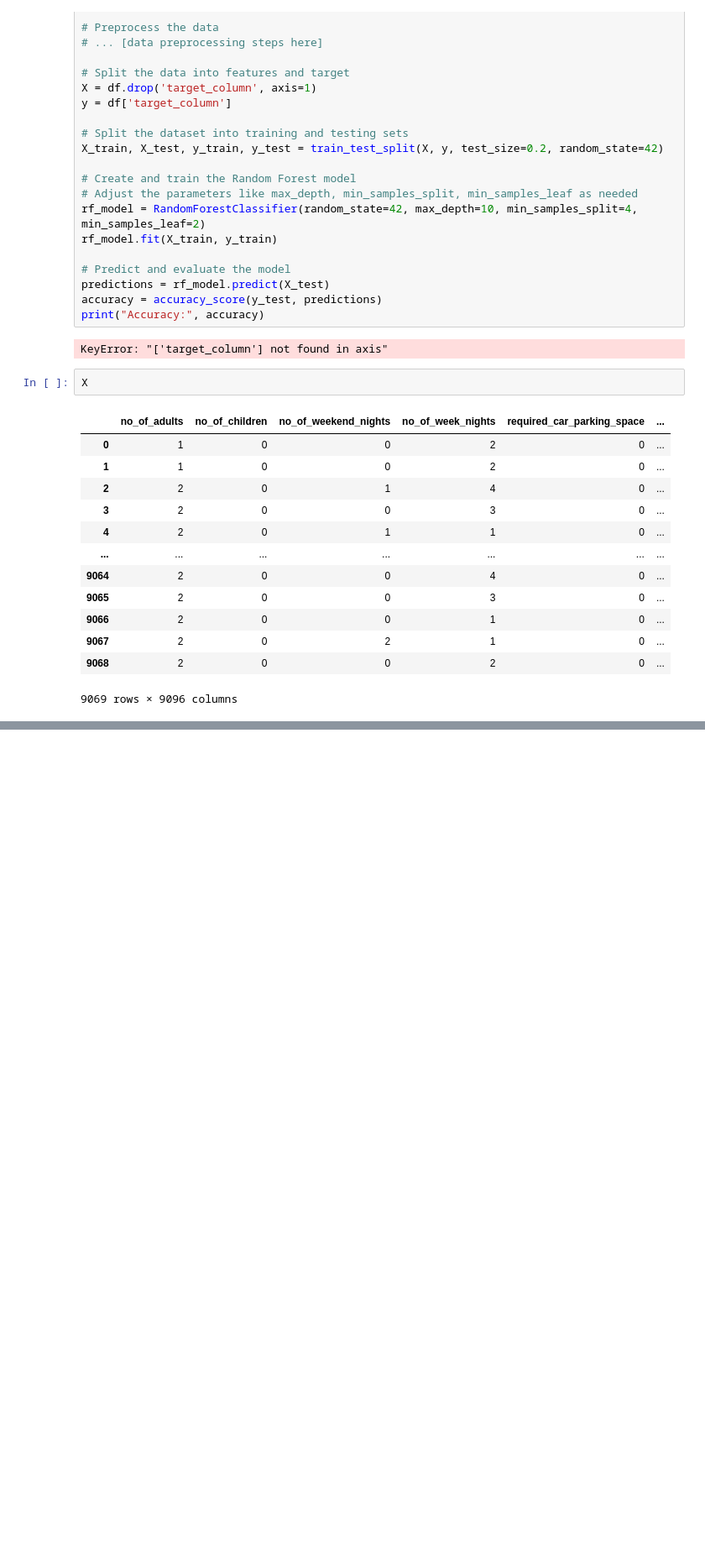
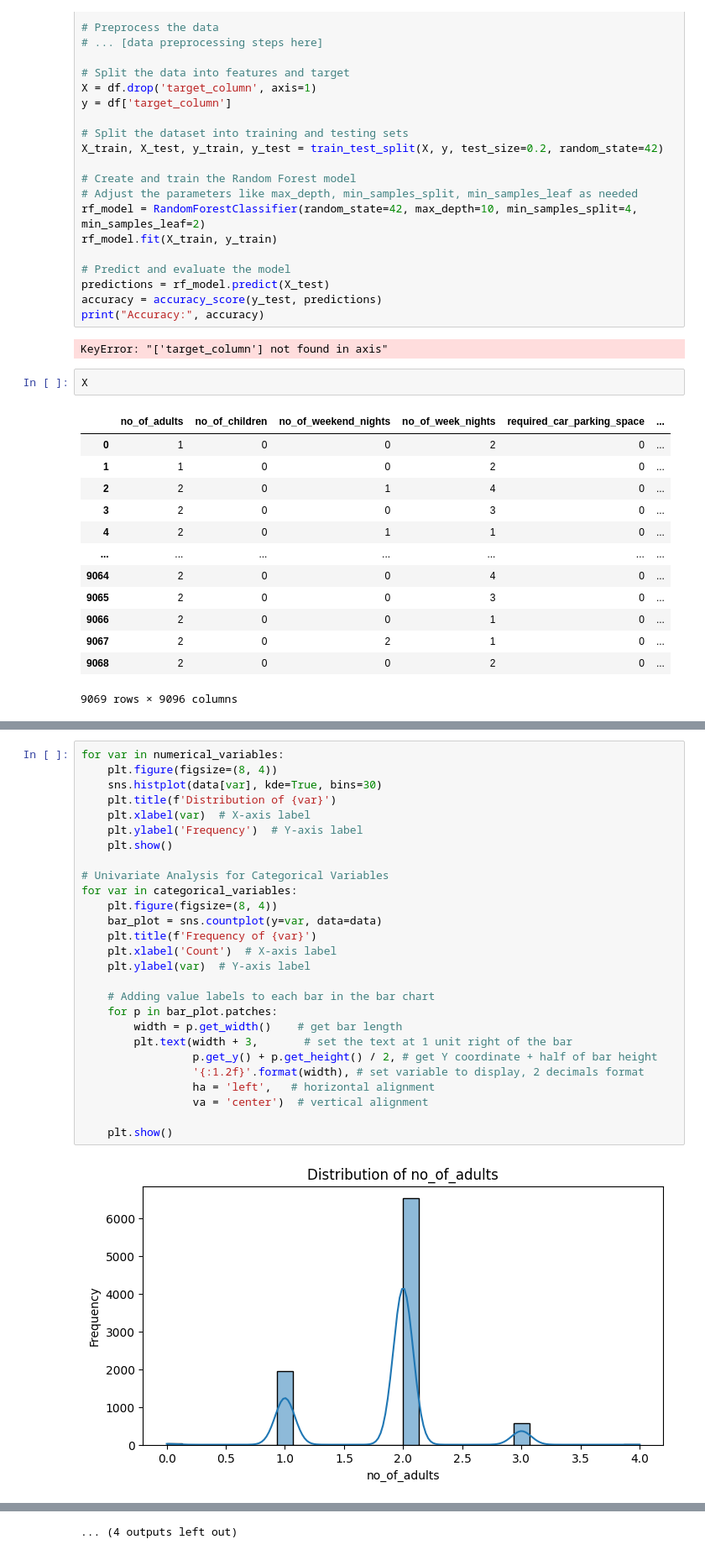
Before and after one commit to ch2kings/AirKING, a Jupyter notebook: DataAnalytics Hotel Booking.ipynb, the cells around one changed output, grey strips where cells are left out. Shown at 84% size. Saved outputs shown, nothing was run; the diff lists cells and outputs as text; blank space fills up the shorter version.

```diff
--- a/DataAnalytics Hotel Booking.ipynb
+++ b/DataAnalytics Hotel Booking.ipynb
@@ -733,0 +815,29 @@ X
+# %%
+for var in numerical_variables:
+    plt.figure(figsize=(8, 4))
+    sns.histplot(data[var], kde=True, bins=30)
+    plt.title(f'Distribution of {var}')
+    plt.xlabel(var)  # X-axis label
+    plt.ylabel('Frequency')  # Y-axis label
+    plt.show()
+
+# Univariate Analysis for Categorical Variables
+for var in categorical_variables:
+    plt.figure(figsize=(8, 4))
+    bar_plot = sns.countplot(y=var, data=data)
+    plt.title(f'Frequency of {var}')
+    plt.xlabel('Count')  # X-axis label
+    plt.ylabel(var)  # Y-axis label
+
+    # Adding value labels to each bar in the bar chart
+    for p in bar_plot.patches:
+        width = p.get_width()    # get bar length
+        plt.text(width + 3,       # set the text at 1 unit right of the bar
+                 p.get_y() + p.get_height() / 2, # get Y coordinate + half of bar height
+                 '{:1.2f}'.format(width), # set variable to display, 2 decimals format
+                 ha = 'left',   # horizontal alignment
+                 va = 'center')  # vertical alignment
+
+    plt.show()
+# %% [output]
+[figure, added]
@@ -733,0 +855 @@ X
+... (4 outputs left out)
```
Also changed, not shown: parts of 9 cells of this notebook.
